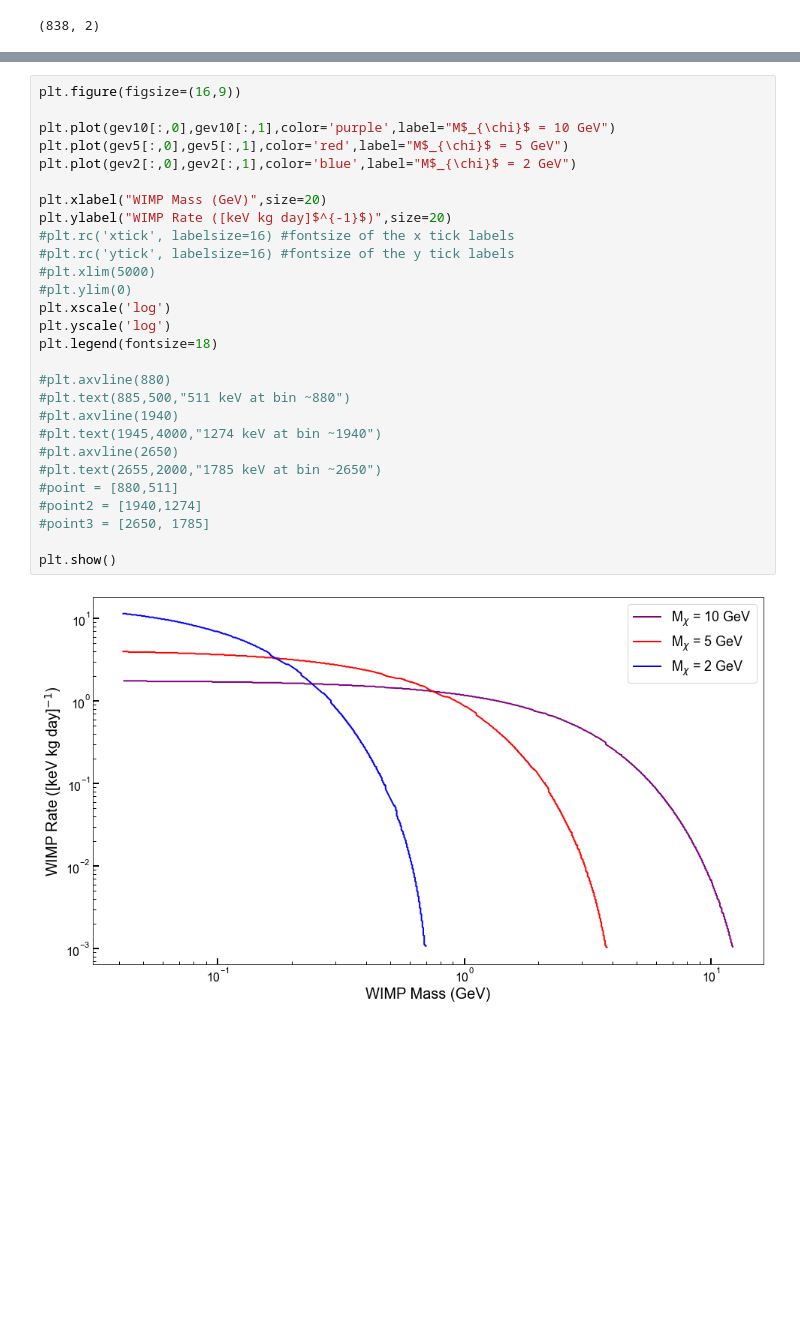
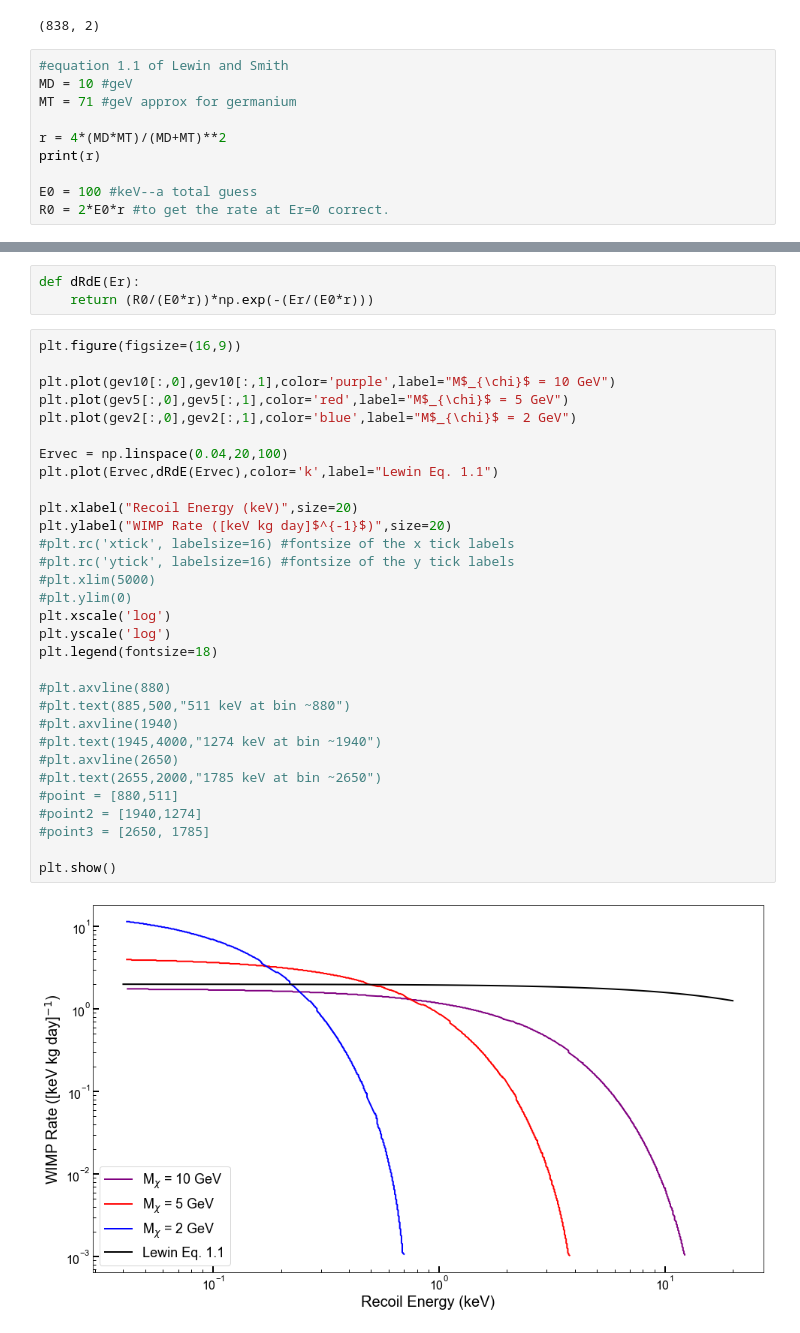
Before and after one commit to villano-lab/SCDMS-journal-club, a Jupyter notebook: July-2022-LowMassDMwCDMSlite/dRdE_ANV.ipynb, the cells around one changed output, grey strips where cells are left out. Cells and saved outputs as stored; diff of their text form; blank space fills up the shorter version.

Commit message:
[ANV] added theoretical curve

```diff
--- a/July-2022-LowMassDMwCDMSlite/dRdE_ANV.ipynb
+++ b/July-2022-LowMassDMwCDMSlite/dRdE_ANV.ipynb
@@ -27,3 +27,13 @@ gev2=np.asarray(gev2)
 #print(gev10[:,1])
 # %% [output]
 (838, 2)
+# %%
+#equation 1.1 of Lewin and Smith
+MD = 10 #geV
+MT = 71 #geV approx for germanium
+
+r = 4*(MD*MT)/(MD+MT)**2
+print(r)
+
+E0 = 100 #keV--a total guess
+R0 = 2*E0*r #to get the rate at Er=0 correct.
@@ -30,30 +42,36 @@ gev2=np.asarray(gev2)
+# %%
+def dRdE(Er):
+    return (R0/(E0*r))*np.exp(-(Er/(E0*r)))
 # %%
 plt.figure(figsize=(16,9))
 
 plt.plot(gev10[:,0],gev10[:,1],color='purple',label="M$_{\chi}$ = 10 GeV")
 plt.plot(gev5[:,0],gev5[:,1],color='red',label="M$_{\chi}$ = 5 GeV")
 plt.plot(gev2[:,0],gev2[:,1],color='blue',label="M$_{\chi}$ = 2 GeV")
 
-plt.xlabel("WIMP Mass (GeV)",size=20)
+Ervec = np.linspace(0.04,20,100)
+plt.plot(Ervec,dRdE(Ervec),color='k',label="Lewin Eq. 1.1")
+
+plt.xlabel("Recoil Energy (keV)",size=20)
 plt.ylabel("WIMP Rate ([keV kg day]$^{-1}$)",size=20)
 #plt.rc('xtick', labelsize=16) #fontsize of the x tick labels
 #plt.rc('ytick', labelsize=16) #fontsize of the y tick labels
 #plt.xlim(5000)
 #plt.ylim(0)
 plt.xscale('log')
 plt.yscale('log')
 plt.legend(fontsize=18)
 
 #plt.axvline(880)
 #plt.text(885,500,"511 keV at bin ~880")
 #plt.axvline(1940)
 #plt.text(1945,4000,"1274 keV at bin ~1940")
 #plt.axvline(2650)
 #plt.text(2655,2000,"1785 keV at bin ~2650")
 #point = [880,511]
 #point2 = [1940,1274]
 #point3 = [2650, 1785]
 
 plt.show()
 # %% [output]
-[figure, old version]
+[figure, new version]
```
Also changed, not shown: parts of 1 cell of this notebook.
